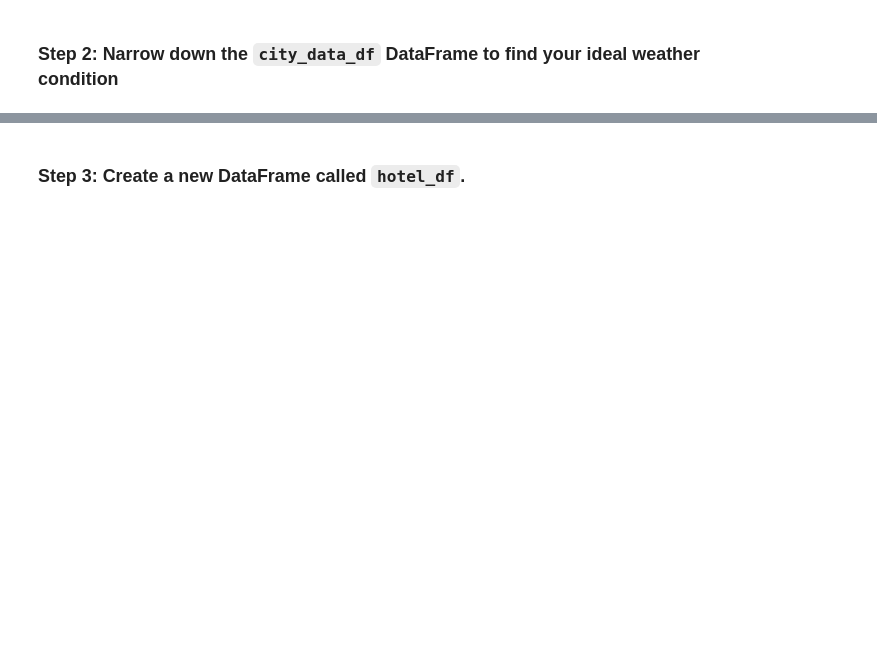
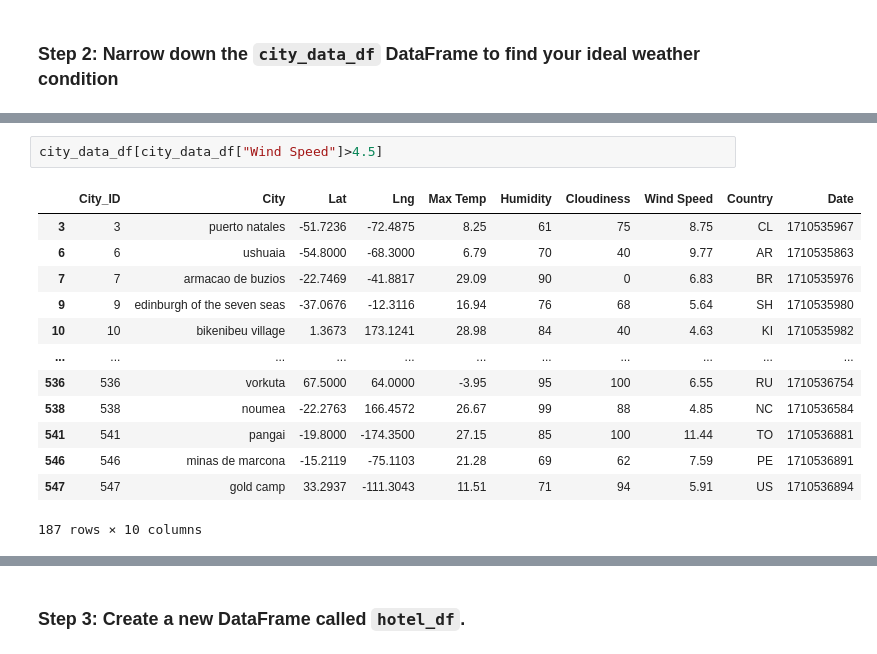
Before and after one commit to zaynab72/python-api-challenge, a Jupyter notebook: VacationPy.ipynb, the cells around one changed output, grey strips where cells are left out. Cells and saved outputs as stored; diff of their text form; blank space fills up the shorter version.

```diff
--- a/VacationPy.ipynb
+++ b/VacationPy.ipynb
@@ -90,0 +134,16 @@ SyntaxError: invalid syntax (3032069819.py, line 2)
+# %%
+city_data_df[city_data_df["Wind Speed"]>4.5]
+# %% [output]
+|  | City_ID | City | Lat | Lng | Max Temp | Humidity | Cloudiness | Wind Speed | Country | Date |
+| 3 | 3 | puerto natales | -51.7236 | -72.4875 | 8.25 | 61 | 75 | 8.75 | CL | 1710535967 |
+| 6 | 6 | ushuaia | -54.8000 | -68.3000 | 6.79 | 70 | 40 | 9.77 | AR | 1710535863 |
+| 7 | 7 | armacao de buzios | -22.7469 | -41.8817 | 29.09 | 90 | 0 | 6.83 | BR | 1710535976 |
+| 9 | 9 | edinburgh of the seven seas | -37.0676 | -12.3116 | 16.94 | 76 | 68 | 5.64 | SH | 1710535980 |
+| 10 | 10 | bikenibeu village | 1.3673 | 173.1241 | 28.98 | 84 | 40 | 4.63 | KI | 1710535982 |
+| ... | ... | ... | ... | ... | ... | ... | ... | ... | ... | ... |
+| 536 | 536 | vorkuta | 67.5000 | 64.0000 | -3.95 | 95 | 100 | 6.55 | RU | 1710536754 |
+| 538 | 538 | noumea | -22.2763 | 166.4572 | 26.67 | 99 | 88 | 4.85 | NC | 1710536584 |
+| 541 | 541 | pangai | -19.8000 | -174.3500 | 27.15 | 85 | 100 | 11.44 | TO | 1710536881 |
+| 546 | 546 | minas de marcona | -15.2119 | -75.1103 | 21.28 | 69 | 62 | 7.59 | PE | 1710536891 |
+| 547 | 547 | gold camp | 33.2937 | -111.3043 | 11.51 | 71 | 94 | 5.91 | US | 1710536894 |
+187 rows × 10 columns
```
Also changed, not shown: parts of 7 cells of this notebook.
